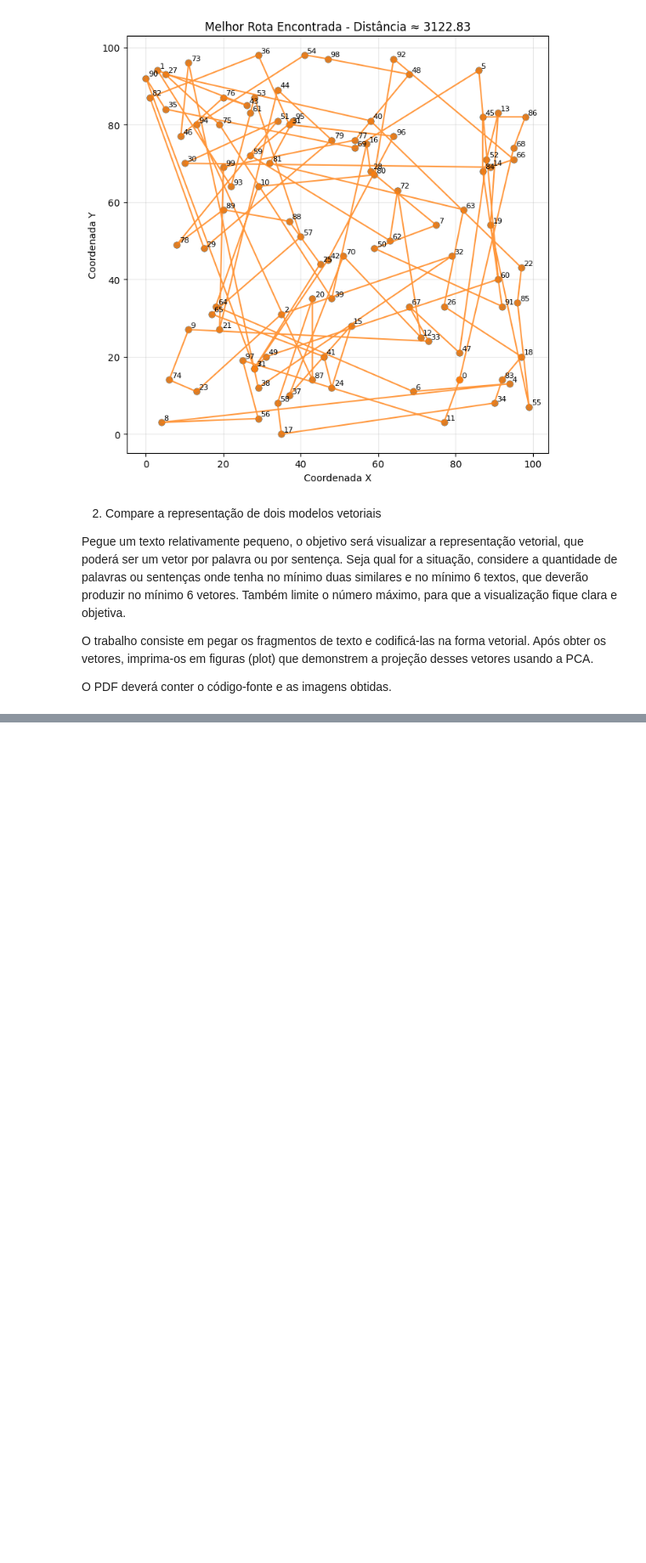
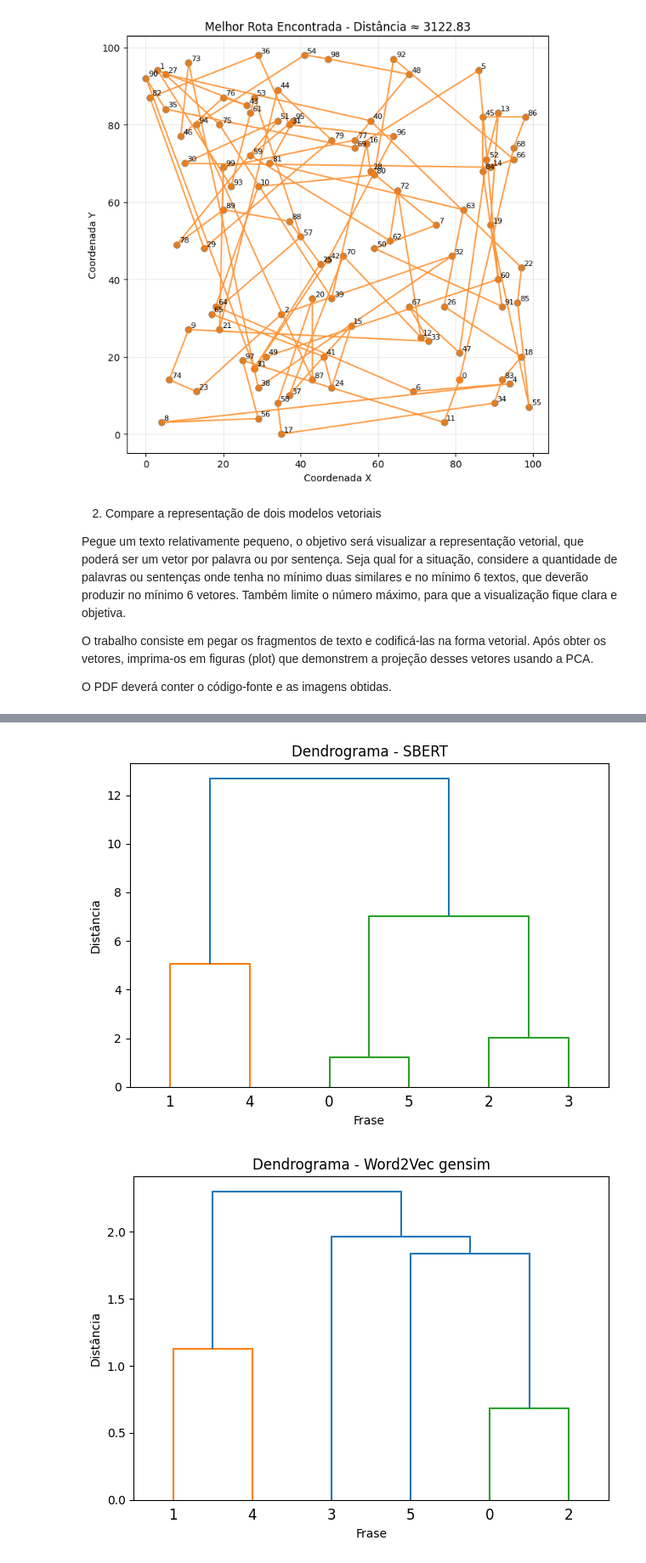
Before and after one commit to mvmelo57/iaap-ufpr-IAA015-topicos-ia, a Jupyter notebook: trabalho-IAA015-top-dados-v1.ipynb, the cells around one changed output, grey strips where cells are left out. Shown at 85% size. Drawn from its saved outputs; the diff is of its cells as text; code cells hidden in the pictures; blank space fills up the shorter version.

```diff
--- a/trabalho-IAA015-top-dados-v1.ipynb
+++ b/trabalho-IAA015-top-dados-v1.ipynb
@@ -313,0 +462,29 @@ O PDF deverá conter o código-fonte e as imagens obtidas.
+# %%
+# Dendogramas
+def vectorDistance(v1, v2):
+    return np.sqrt(np.sum((v1 - v2)**2))
+
+def calcDistance(mat):
+    n = len(mat)
+    res = np.zeros((n, n))
+    for i in range(n):
+        for j in range(n):
+            if i != j:
+                res[i][j] = vectorDistance(mat[i], mat[j])
+    return res
+
+simplefilter("ignore", ClusterWarning)
+
+for nome, vetor in [("SBERT", vetores_sbert_3d), ("Word2Vec gensim", vetores_w2v_3d)]:
+    d = calcDistance(vetor)
+    Z = linkage(d, method='ward', metric='euclidean')
+    plt.figure()
+    dendrogram(Z)
+    plt.title("Dendrograma - " + nome)
+    plt.xlabel("Frase")
+    plt.ylabel("Distância")
+    plt.tight_layout()
+    plt.show()
+# %% [output]
+[figure, added]
+[figure, added]
```
Also changed, not shown: parts of 7 cells of this notebook.
